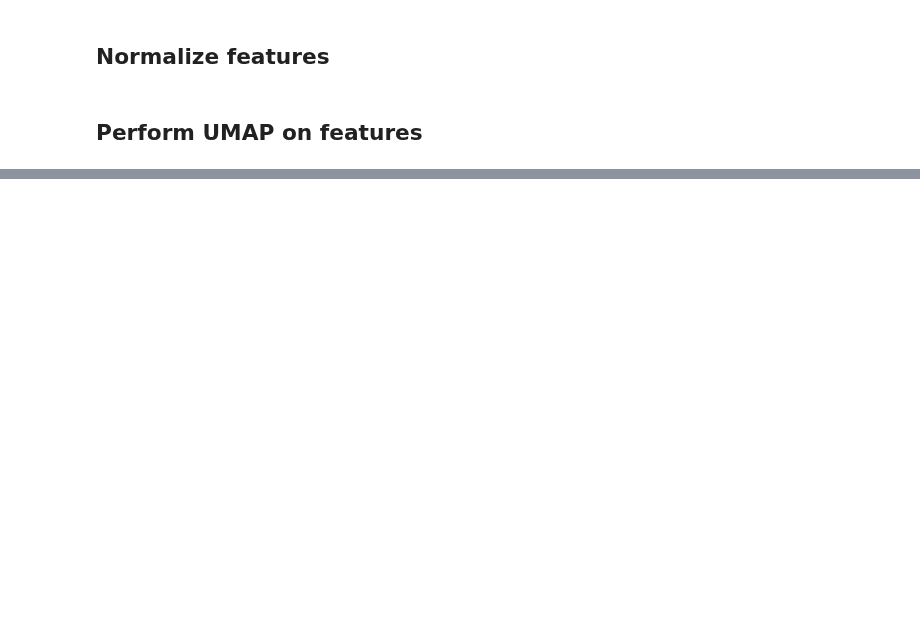
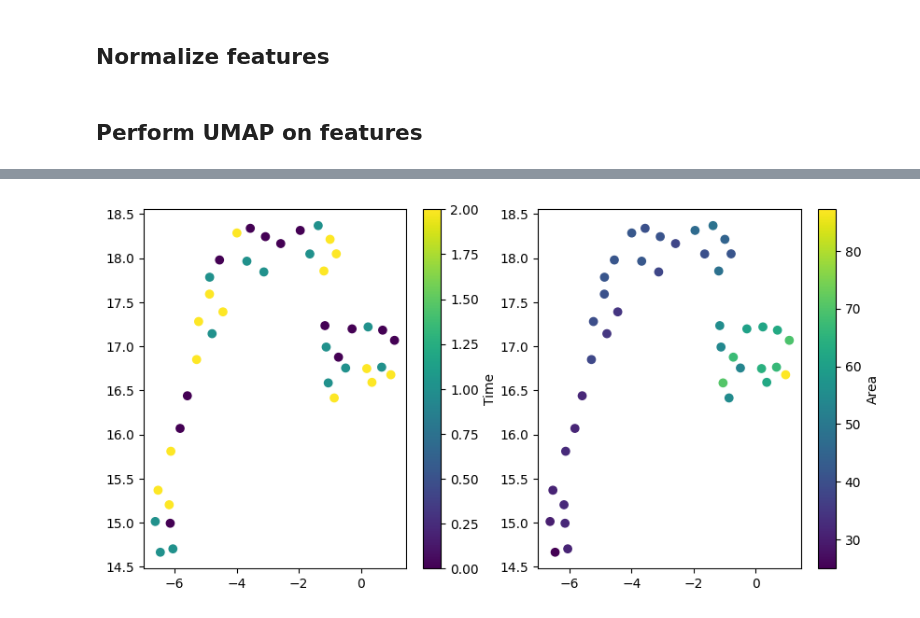
Before and after one commit to xing-lab-pitt/livecellx, a Jupyter notebook: notebooks/tutorial_umap.ipynb, the cells around one changed output, grey strips where cells are left out. Drawn from its saved outputs; the diff is of its cells as text; code cells hidden in the pictures; blank space fills up the shorter version.

```diff
--- a/notebooks/tutorial_umap.ipynb
+++ b/notebooks/tutorial_umap.ipynb
@@ -70,14 +111,23 @@ for feature in feature_cols:
 # %%
 unnormalized_img_features = create_sc_table(scs, normalize_features=False)
 # drop na
 unnormalized_img_features = unnormalized_img_features.dropna(axis=1, how="all")
 reducer = umap.UMAP()
 unnormalized_embedding = reducer.fit_transform(unnormalized_img_features)
 
 fig, axes = plt.subplots(1, 2, figsize=(10, 5))
 scatter_time = axes[0].scatter(
     unnormalized_embedding[:, 0],
     unnormalized_embedding[:, 1],
     c=[sc.timeframe for sc in scs],
 )
 colorbar = fig.colorbar(scatter_time, ax=axes[0], label="Time")
+
+scatter_area = axes[1].scatter(
+    unnormalized_embedding[:, 0],
+    unnormalized_embedding[:, 1],
+    c=unnormalized_img_features["skimage_centroid_weighted_local-0"],
+)
+colorbar = fig.colorbar(scatter_area, ax=axes[1], label="Area")
+# %% [output]
+[figure, added]
```
Also changed, not shown: parts of 9 cells of this notebook, 1 other file.
